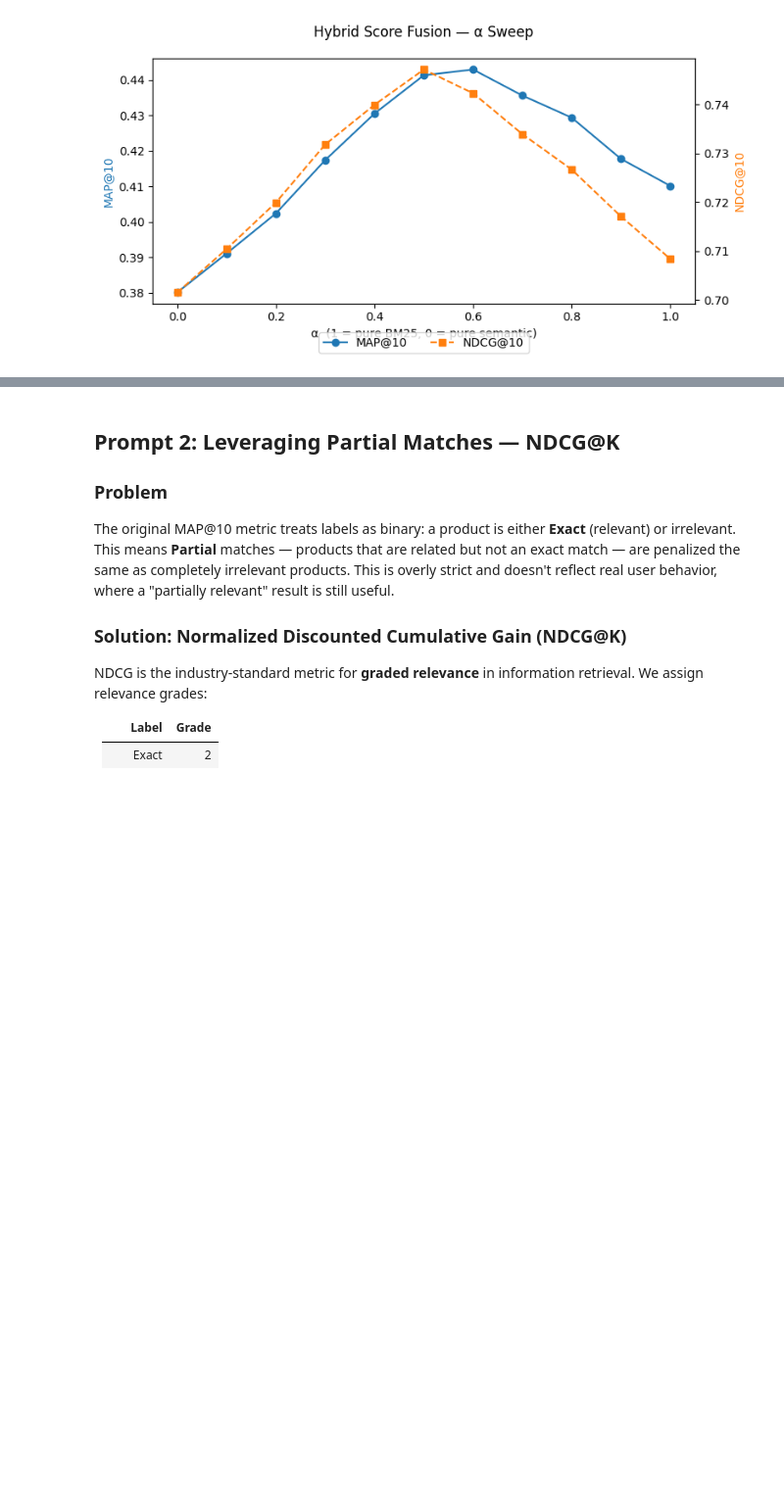
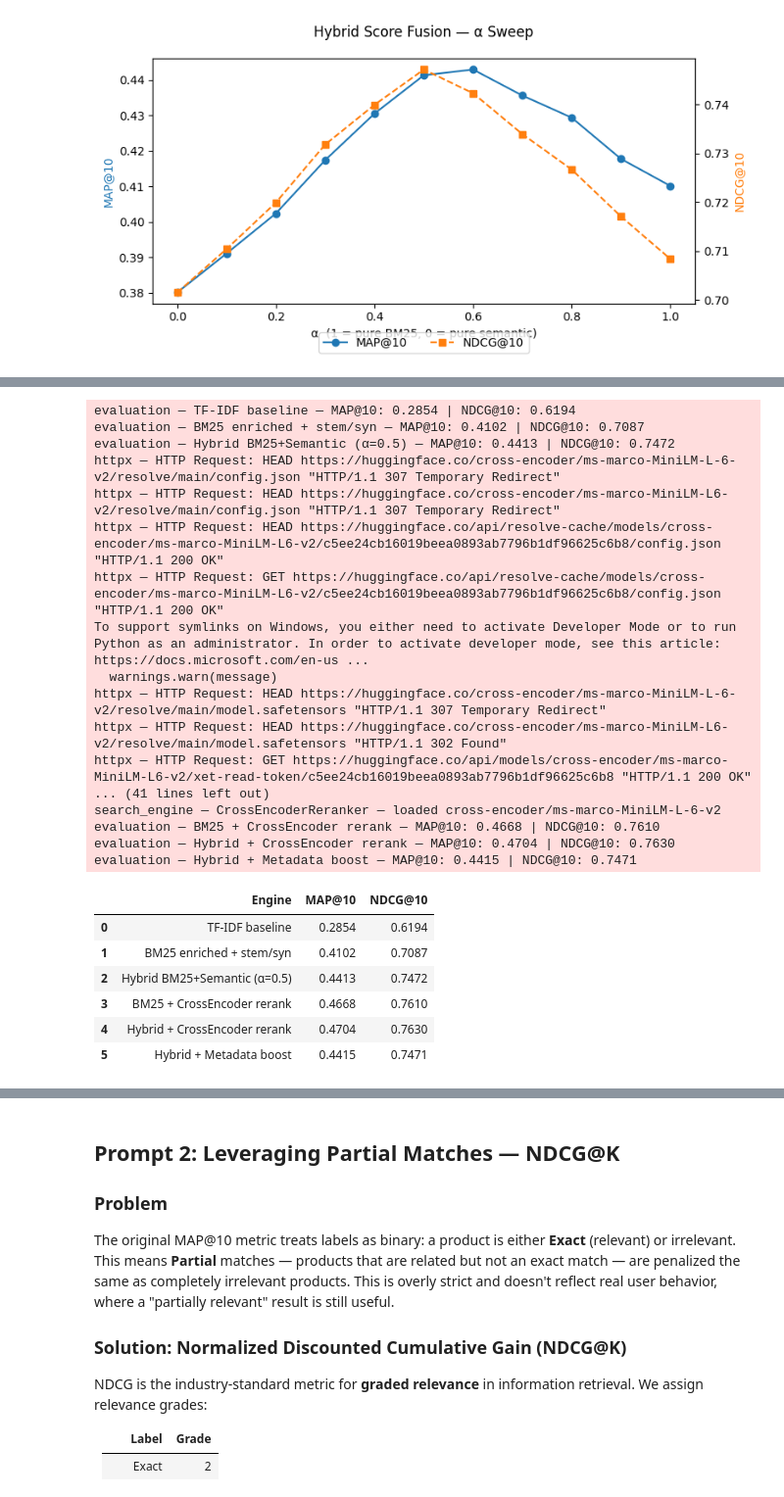
Before and after one commit to talmeida23/hbs-search-engine, a Jupyter notebook: HBS_retrieval_assignment.ipynb, the cells around one changed output, grey strips where cells are left out. Shown at 98% size. Cells and saved outputs as stored; diff of their text form; code cells hidden in the pictures; blank space fills up the shorter version.

```diff
--- a/HBS_retrieval_assignment.ipynb
+++ b/HBS_retrieval_assignment.ipynb
@@ -397,0 +445,50 @@ Best α = 0.6  →  MAP@10 = 0.4429, NDCG@10 = 0.7424
+# %%
+# Evaluate Phase C engines alongside key baselines
+phase_c_engines = [
+    engines[0],          # TF-IDF baseline
+    best_lexical,        # BM25 enriched + stem/syn
+    hybrid_weighted,     # Best hybrid (Phase B)
+    rerank_bm25_ce,      # BM25 + cross-encoder
+    rerank_hybrid_ce,    # Hybrid + cross-encoder
+    rerank_hybrid_meta,  # Hybrid + metadata boost
+]
+
+phase_c_rows = []
+for eng in phase_c_engines:
+    rdf = Evaluator.evaluate_queries(
+        engine=eng, product_df=product_df,
+        query_df=query_df, label_df=label_df, k=10,
+    )
+    phase_c_rows.append({
+        "Engine": eng.name,
+        "MAP@10": round(rdf["map@k"].mean(), 4),
+        "NDCG@10": round(rdf["ndcg@k"].mean(), 4),
+    })
+
+phase_c_df = pd.DataFrame(phase_c_rows)
+phase_c_df
+# %% [output]
+evaluation — TF-IDF baseline — MAP@10: 0.2854 | NDCG@10: 0.6194
+evaluation — BM25 enriched + stem/syn — MAP@10: 0.4102 | NDCG@10: 0.7087
+evaluation — Hybrid BM25+Semantic (α=0.5) — MAP@10: 0.4413 | NDCG@10: 0.7472
+httpx — HTTP Request: HEAD https://huggingface.co/cross-encoder/ms-marco-MiniLM-L-6-v2/resolve/main/config.json "HTTP/1.1 307 Temporary Redirect"
+httpx — HTTP Request: HEAD https://huggingface.co/cross-encoder/ms-marco-MiniLM-L6-v2/resolve/main/config.json "HTTP/1.1 307 Temporary Redirect"
+httpx — HTTP Request: HEAD https://huggingface.co/api/resolve-cache/models/cross-encoder/ms-marco-MiniLM-L6-v2/c5ee24cb16019beea0893ab7796b1df96625c6b8/config.json "HTTP/1.1 200 OK"
+httpx — HTTP Request: GET https://huggingface.co/api/resolve-cache/models/cross-encoder/ms-marco-MiniLM-L6-v2/c5ee24cb16019beea0893ab7796b1df96625c6b8/config.json "HTTP/1.1 200 OK"
+To support symlinks on Windows, you either need to activate Developer Mode or to run Python as an administrator. In order to activate developer mode, see this article: https://docs.microsoft.com/en-us ...
+  warnings.warn(message)
+httpx — HTTP Request: HEAD https://huggingface.co/cross-encoder/ms-marco-MiniLM-L-6-v2/resolve/main/model.safetensors "HTTP/1.1 307 Temporary Redirect"
+httpx — HTTP Request: HEAD https://huggingface.co/cross-encoder/ms-marco-MiniLM-L6-v2/resolve/main/model.safetensors "HTTP/1.1 302 Found"
+httpx — HTTP Request: GET https://huggingface.co/api/models/cross-encoder/ms-marco-MiniLM-L6-v2/xet-read-token/c5ee24cb16019beea0893ab7796b1df96625c6b8 "HTTP/1.1 200 OK"
+... (41 lines left out)
+search_engine — CrossEncoderReranker — loaded cross-encoder/ms-marco-MiniLM-L-6-v2
+evaluation — BM25 + CrossEncoder rerank — MAP@10: 0.4668 | NDCG@10: 0.7610
+evaluation — Hybrid + CrossEncoder rerank — MAP@10: 0.4704 | NDCG@10: 0.7630
+evaluation — Hybrid + Metadata boost — MAP@10: 0.4415 | NDCG@10: 0.7471
+|  | Engine | MAP@10 | NDCG@10 |
+| 0 | TF-IDF baseline | 0.2854 | 0.6194 |
+| 1 | BM25 enriched + stem/syn | 0.4102 | 0.7087 |
+| 2 | Hybrid BM25+Semantic (α=0.5) | 0.4413 | 0.7472 |
+| 3 | BM25 + CrossEncoder rerank | 0.4668 | 0.7610 |
+| 4 | Hybrid + CrossEncoder rerank | 0.4704 | 0.7630 |
+| 5 | Hybrid + Metadata boost | 0.4415 | 0.7471 |
```
Also changed, not shown: parts of 6 cells of this notebook, 1 other file.
